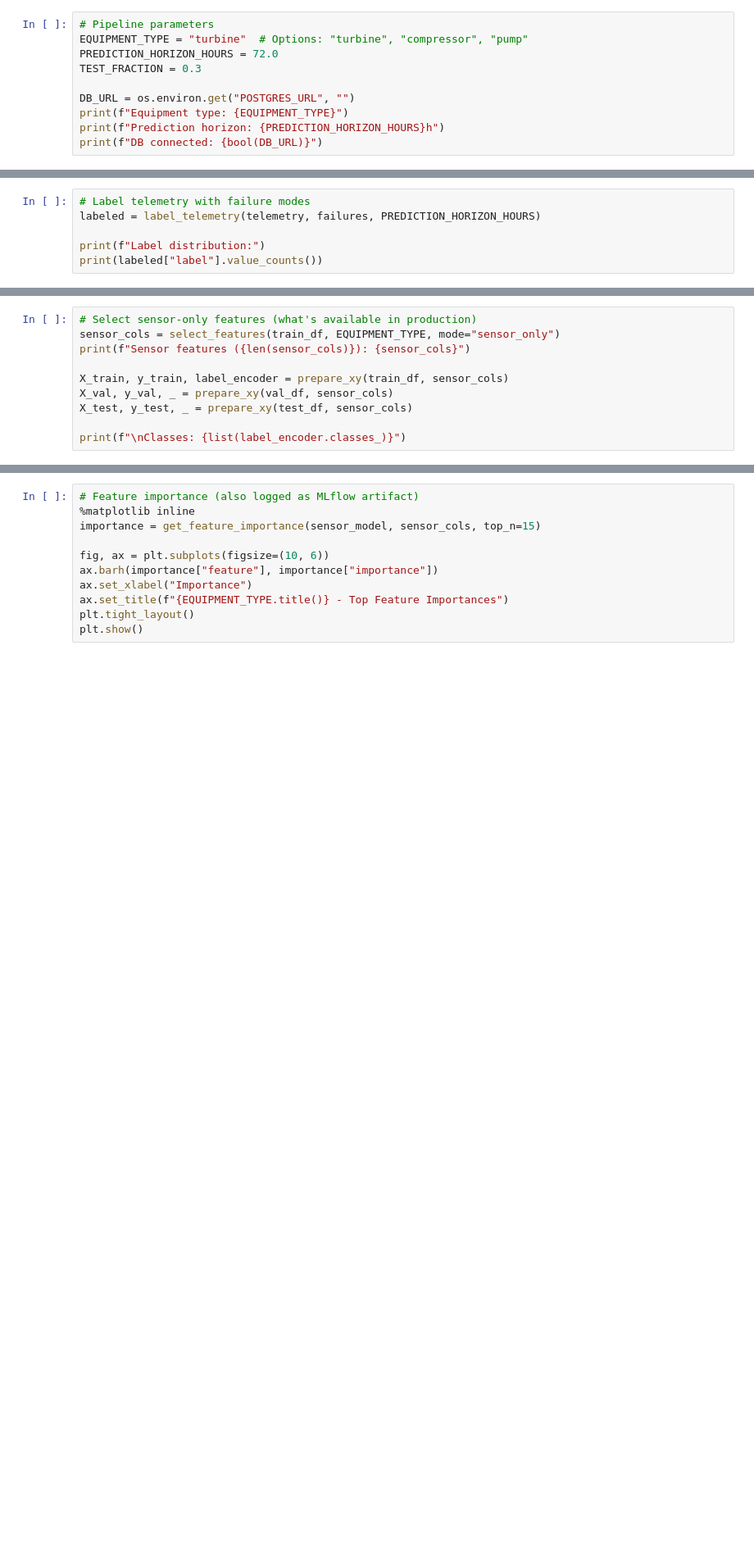
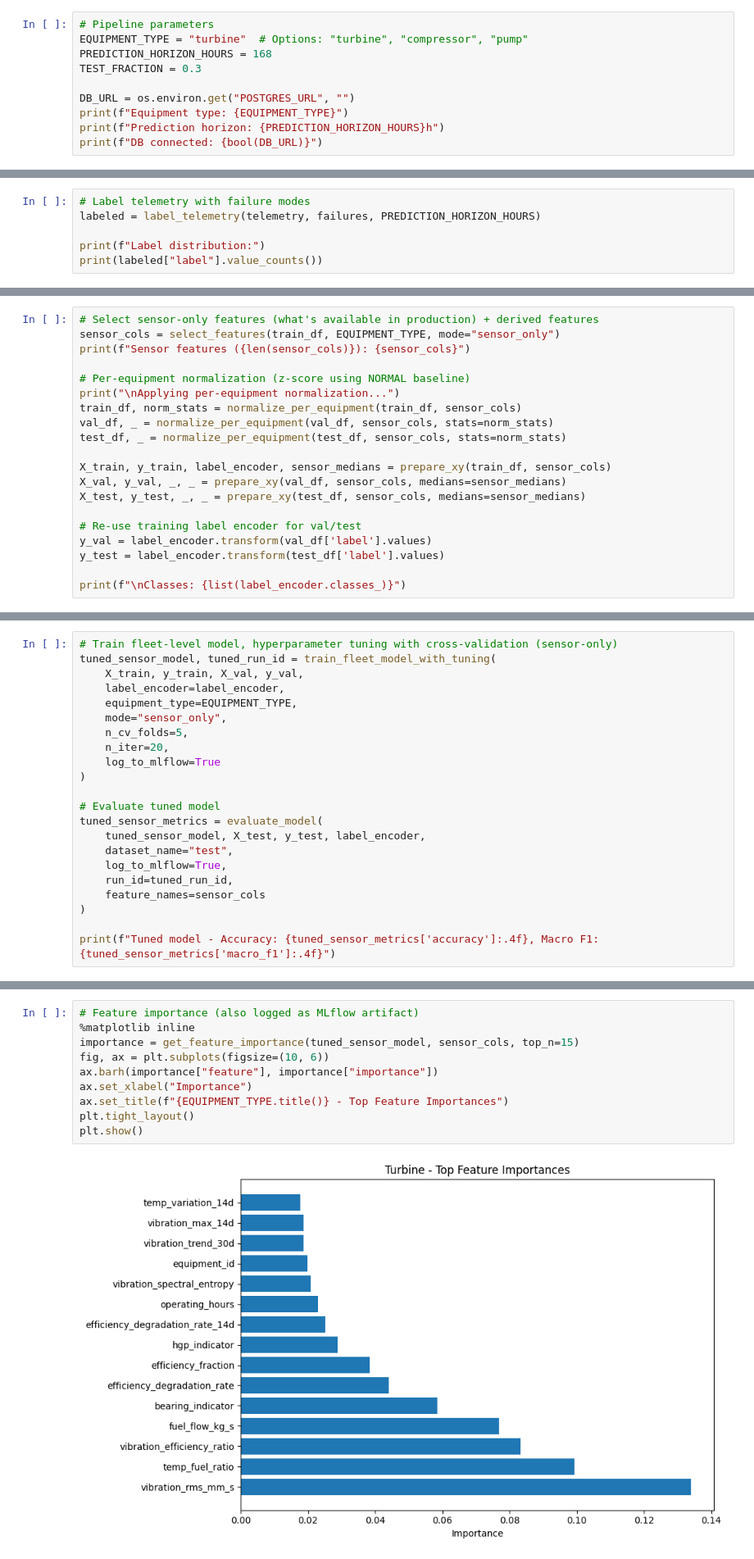
Before and after one commit to K0405Y/PdM, a Jupyter notebook: notebooks/run_ml_pipeline.ipynb, the cells around one changed output, grey strips where cells are left out. Shown at 82% size. Saved outputs shown, nothing was run; the diff lists cells and outputs as text; blank space fills up the shorter version.

```diff
--- a/notebooks/run_ml_pipeline.ipynb
+++ b/notebooks/run_ml_pipeline.ipynb
@@ -23,7 +26,7 @@ from src.ml.evaluate import evaluate_model, evaluate_all_vs_sensor_only, get_fea
 # %%
 # Pipeline parameters
 EQUIPMENT_TYPE = "turbine"  # Options: "turbine", "compressor", "pump"
-PREDICTION_HORIZON_HOURS = 72.0
+PREDICTION_HORIZON_HOURS = 168
 TEST_FRACTION = 0.3
 
 DB_URL = os.environ.get("POSTGRES_URL", "")
@@ -63,10 +75,20 @@ print(f"Train: {len(train_df):,} | Val: {len(val_df):,} | Test: {len(test_df):,}
 # %%
-# Select sensor-only features (what's available in production)
+# Select sensor-only features (what's available in production) + derived features
 sensor_cols = select_features(train_df, EQUIPMENT_TYPE, mode="sensor_only")
 print(f"Sensor features ({len(sensor_cols)}): {sensor_cols}")
 
-X_train, y_train, label_encoder = prepare_xy(train_df, sensor_cols)
-X_val, y_val, _ = prepare_xy(val_df, sensor_cols)
-X_test, y_test, _ = prepare_xy(test_df, sensor_cols)
+# Per-equipment normalization (z-score using NORMAL baseline)
+print("\nApplying per-equipment normalization...")
+train_df, norm_stats = normalize_per_equipment(train_df, sensor_cols)
+val_df, _ = normalize_per_equipment(val_df, sensor_cols, stats=norm_stats)
+test_df, _ = normalize_per_equipment(test_df, sensor_cols, stats=norm_stats)
+
+X_train, y_train, label_encoder, sensor_medians = prepare_xy(train_df, sensor_cols)
+X_val, y_val, _, _ = prepare_xy(val_df, sensor_cols, medians=sensor_medians)
+X_test, y_test, _, _ = prepare_xy(test_df, sensor_cols, medians=sensor_medians)
+
+# Re-use training label encoder for val/test
+y_val = label_encoder.transform(val_df['label'].values)
+y_test = label_encoder.transform(test_df['label'].values)
 
 print(f"\nClasses: {list(label_encoder.classes_)}")
@@ -99,0 +114,22 @@ if metrics['roc_auc_macro'] is not None:
+# %%
+# Train fleet-level model, hyperparameter tuning with cross-validation (sensor-only)
+tuned_sensor_model, tuned_run_id = train_fleet_model_with_tuning(
+    X_train, y_train, X_val, y_val,
+    label_encoder=label_encoder,
+    equipment_type=EQUIPMENT_TYPE,
+    mode="sensor_only",
+    n_cv_folds=5,
+    n_iter=20,
+    log_to_mlflow=True
+)
+
+# Evaluate tuned model
+tuned_sensor_metrics = evaluate_model(
+    tuned_sensor_model, X_test, y_test, label_encoder,
+    dataset_name="test",
+    log_to_mlflow=True,
+    run_id=tuned_run_id,
+    feature_names=sensor_cols
+)
+
+print(f"Tuned model - Accuracy: {tuned_sensor_metrics['accuracy']:.4f}, Macro F1: {tuned_sensor_metrics['macro_f1']:.4f}")
@@ -100,11 +138,12 @@ if metrics['roc_auc_macro'] is not None:
 # %%
 # Feature importance (also logged as MLflow artifact)
 %matplotlib inline
-importance = get_feature_importance(sensor_model, sensor_cols, top_n=15)
-
+importance = get_feature_importance(tuned_sensor_model, sensor_cols, top_n=15)
 fig, ax = plt.subplots(figsize=(10, 6))
 ax.barh(importance["feature"], importance["importance"])
 ax.set_xlabel("Importance")
 ax.set_title(f"{EQUIPMENT_TYPE.title()} - Top Feature Importances")
 plt.tight_layout()
 plt.show()
+# %% [output]
+[figure, added]
```
Also changed, not shown: parts of 16 cells of this notebook, 3 other files.
